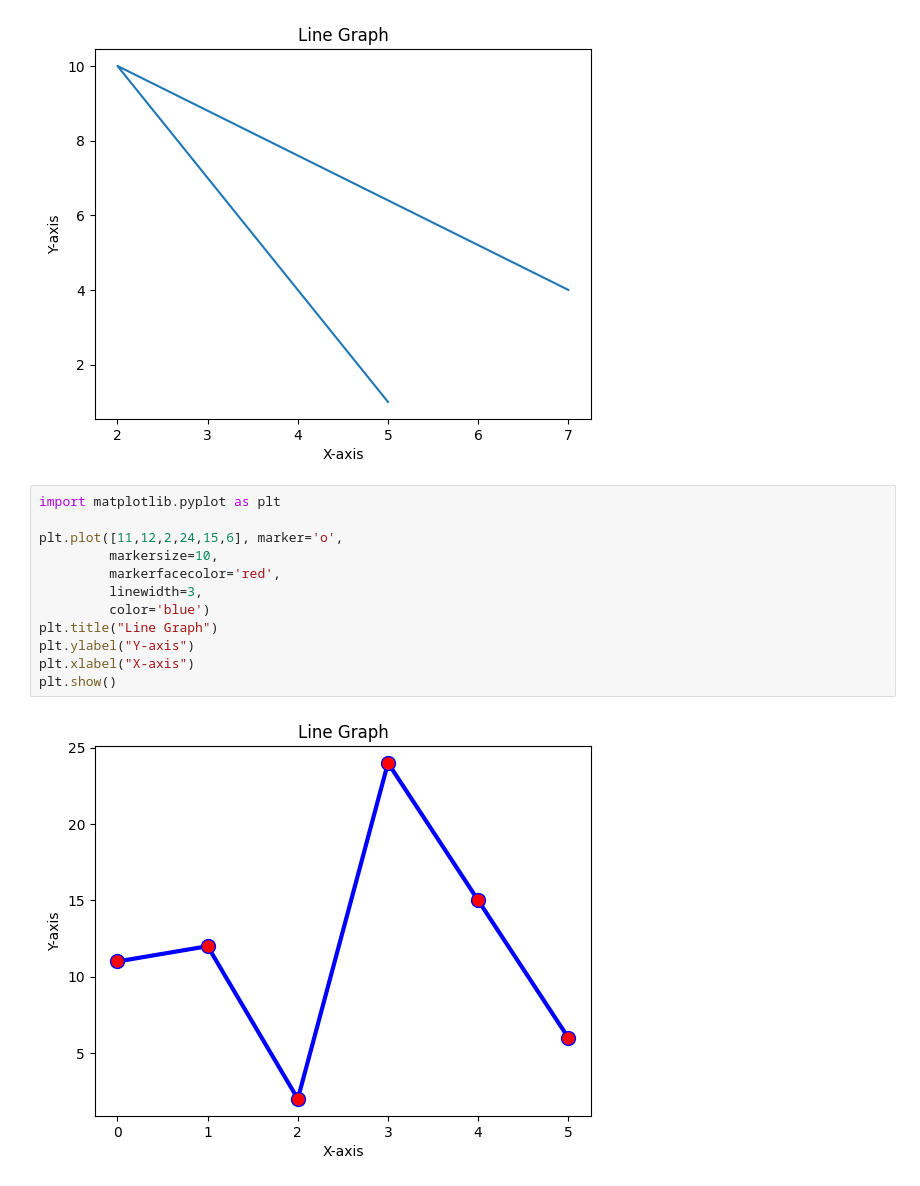
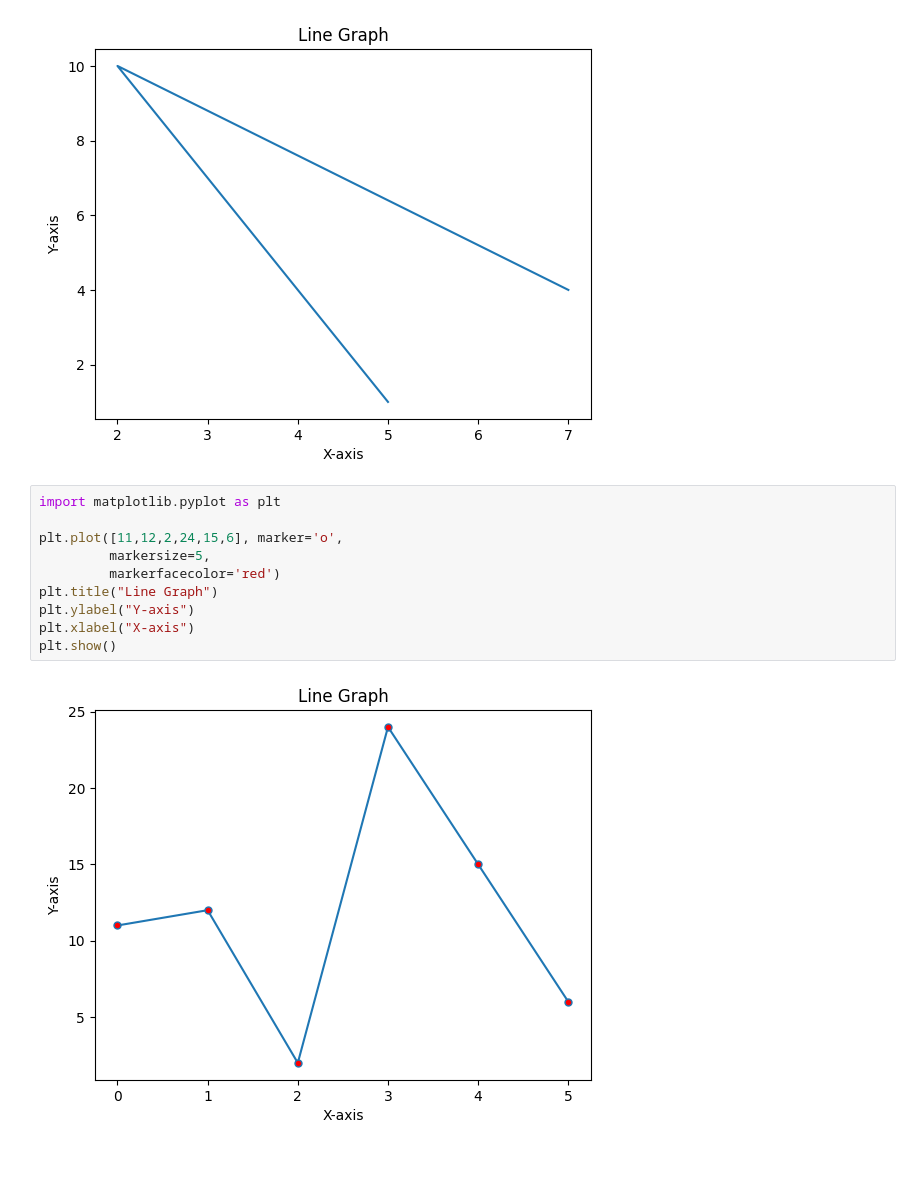
Before and after one commit to JatindraPatel/Matplot_libary_learning, a Jupyter notebook: Matplotlib.ipynb, the cells around one changed output. Cells and saved outputs as stored; diff of their text form.

```diff
--- a/Matplotlib.ipynb
+++ b/Matplotlib.ipynb
@@ -66,14 +70,12 @@ plt.show()
 # %%
 import matplotlib.pyplot as plt
 
 plt.plot([11,12,2,24,15,6], marker='o',
-         markersize=10,
-         markerfacecolor='red',
-         linewidth=3,
-         color='blue')
+         markersize=5,
+         markerfacecolor='red')
 plt.title("Line Graph")
 plt.ylabel("Y-axis")
 plt.xlabel("X-axis")
 plt.show()
 # %% [output]
-[figure, old version]
+[figure, new version]
```
Also changed, not shown: parts of 5 cells of this notebook.
